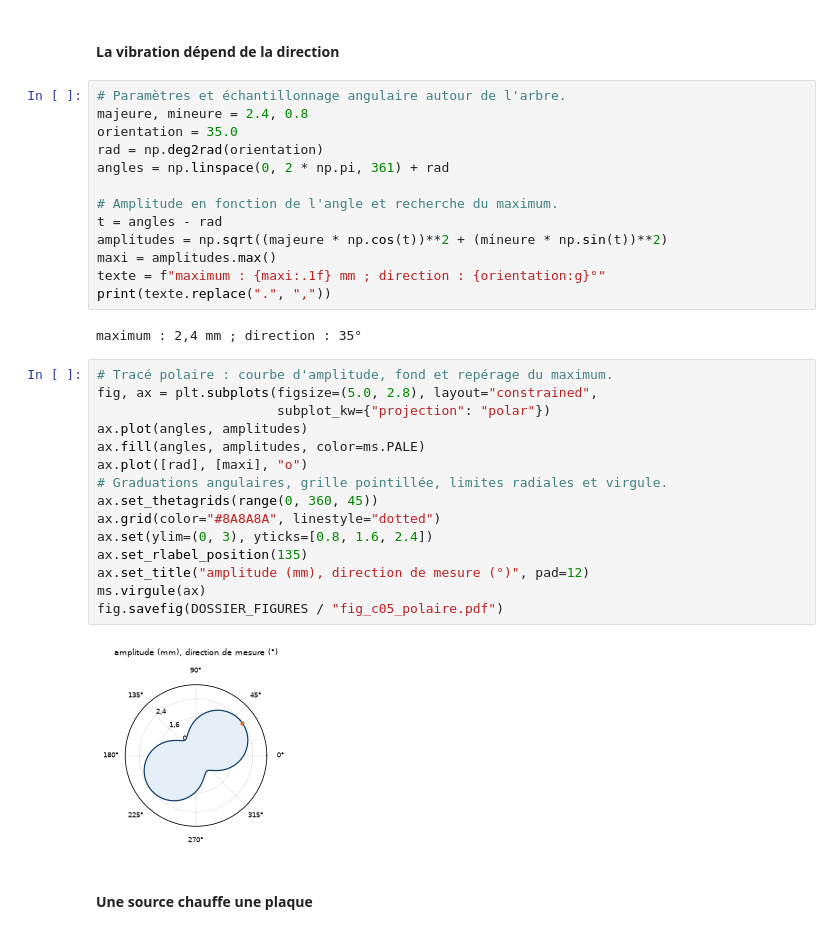
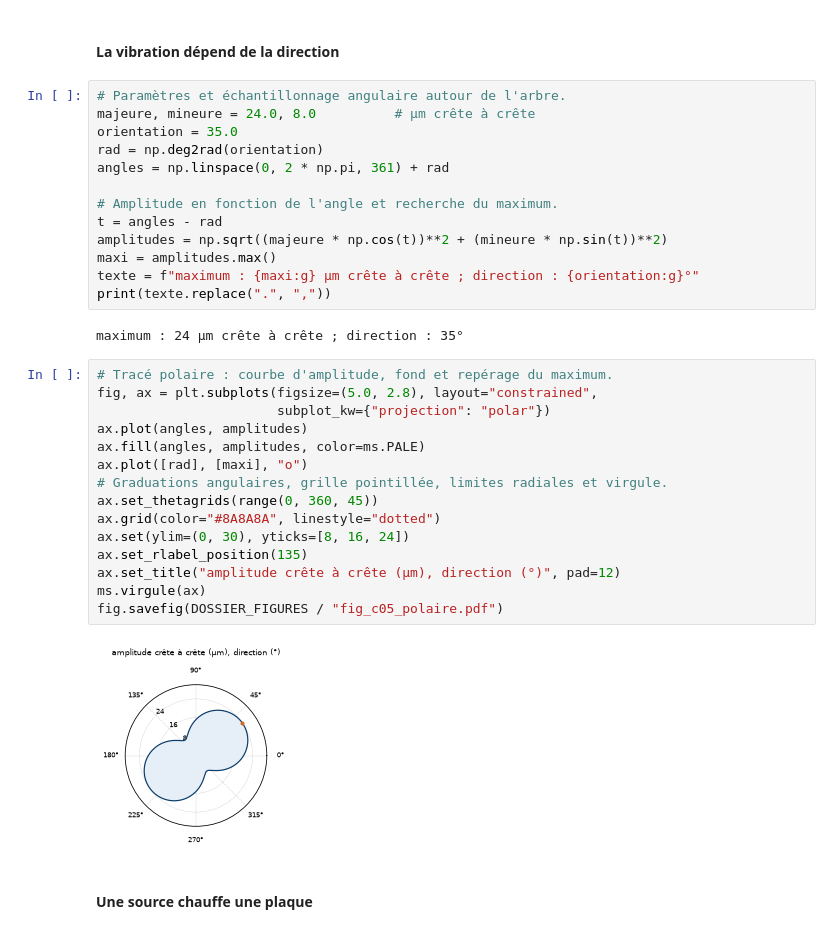
Before and after one commit to Philippe-AMUZUGA/Meca-PY_Ed2026, a Jupyter notebook: python/P05/P05-1_Figures_CORRIGE.ipynb, the cells around one changed output. Cells and saved outputs as stored; diff of their text form.

```diff
--- a/python/P05/P05-1_Figures_CORRIGE.ipynb
+++ b/python/P05/P05-1_Figures_CORRIGE.ipynb
@@ -807,7 +807,7 @@ fig.savefig(DOSSIER_FIGURES / "fig_c05_ajustement.pdf")
 #### La vibration dépend de la direction
 # %%
 # Paramètres et échantillonnage angulaire autour de l'arbre.
-majeure, mineure = 2.4, 0.8
+majeure, mineure = 24.0, 8.0          # µm crête à crête
 orientation = 35.0
 rad = np.deg2rad(orientation)
 angles = np.linspace(0, 2 * np.pi, 361) + rad
@@ -816,27 +816,27 @@ angles = np.linspace(0, 2 * np.pi, 361) + rad
 t = angles - rad
 amplitudes = np.sqrt((majeure * np.cos(t))**2 + (mineure * np.sin(t))**2)
 maxi = amplitudes.max()
-texte = f"maximum : {maxi:.1f} mm ; direction : {orientation:g}°"
+texte = f"maximum : {maxi:g} µm crête à crête ; direction : {orientation:g}°"
 print(texte.replace(".", ","))
 # %% [output]
-maximum : 2,4 mm ; direction : 35°
+maximum : 24 µm crête à crête ; direction : 35°
 # %%
 # Tracé polaire : courbe d'amplitude, fond et repérage du maximum.
 fig, ax = plt.subplots(figsize=(5.0, 2.8), layout="constrained",
                        subplot_kw={"projection": "polar"})
 ax.plot(angles, amplitudes)
 ax.fill(angles, amplitudes, color=ms.PALE)
 ax.plot([rad], [maxi], "o")
 # Graduations angulaires, grille pointillée, limites radiales et virgule.
 ax.set_thetagrids(range(0, 360, 45))
 ax.grid(color="#8A8A8A", linestyle="dotted")
-ax.set(ylim=(0, 3), yticks=[0.8, 1.6, 2.4])
+ax.set(ylim=(0, 30), yticks=[8, 16, 24])
 ax.set_rlabel_position(135)
-ax.set_title("amplitude (mm), direction de mesure (°)", pad=12)
+ax.set_title("amplitude crête à crête (µm), direction (°)", pad=12)
 ms.virgule(ax)
 fig.savefig(DOSSIER_FIGURES / "fig_c05_polaire.pdf")
 # %% [output]
-[figure, old version]
+[figure, new version]
 # %% [markdown]
 #### Une source chauffe une plaque
 # %%
```
Also changed, not shown: parts of 2 cells of this notebook, 14 other files.
